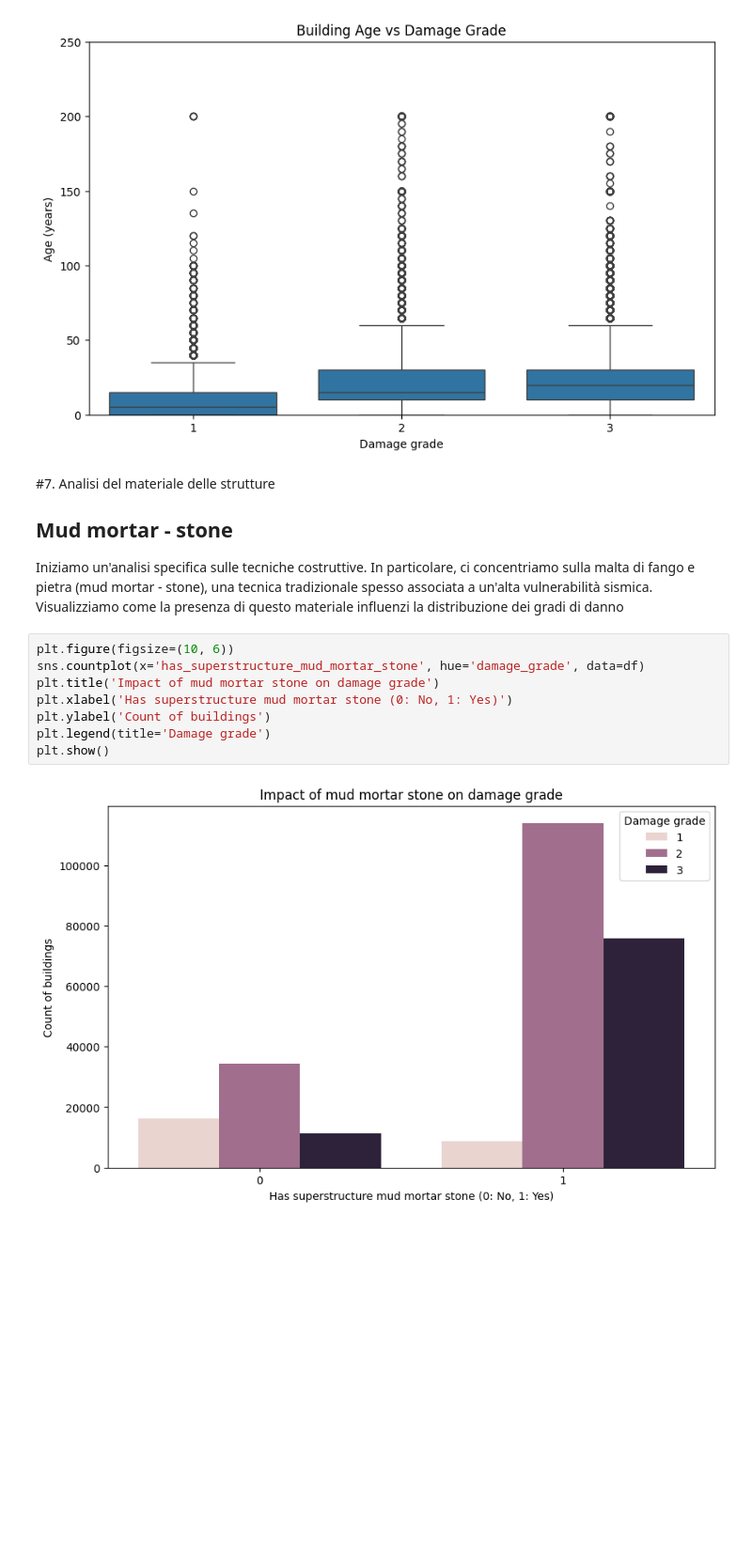
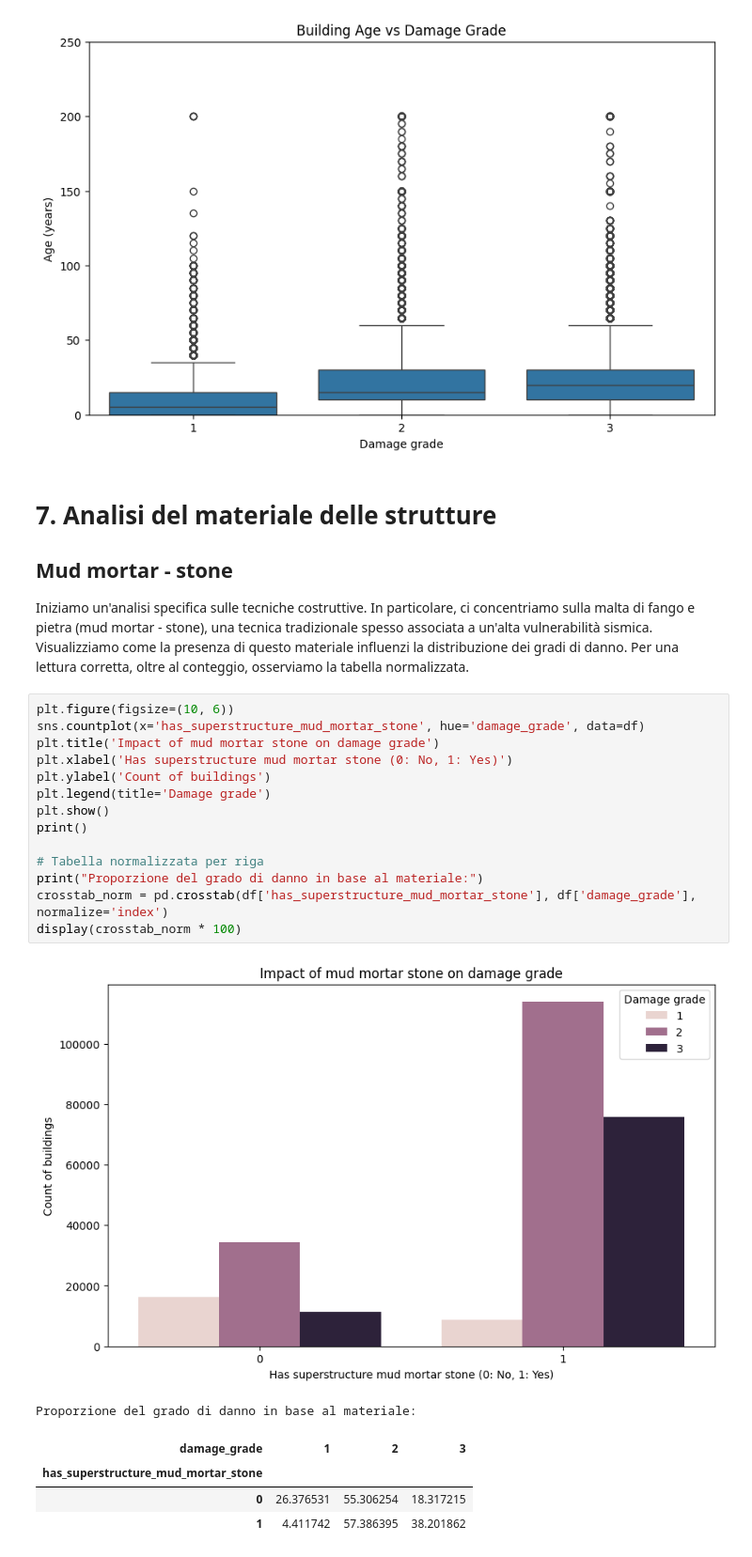
Before and after one commit to gianluca-addorisio/progetto_gruppo6, a Jupyter notebook: notebooks/01_analisi_dati.ipynb, the cells around one changed output. Shown at 94% size. Cells and saved outputs as stored; diff of their text form; blank space fills up the shorter version.

```diff
--- a/notebooks/01_analisi_dati.ipynb
+++ b/notebooks/01_analisi_dati.ipynb
@@ -144,16 +198,28 @@ plt.show()
 # %% [output]
 [figure]
 # %% [markdown]
-#7. Analisi del materiale delle strutture
+# 7. Analisi del materiale delle strutture
 ## Mud mortar - stone
-Iniziamo un'analisi specifica sulle tecniche costruttive. In particolare, ci concentriamo sulla malta di fango e pietra (mud mortar - stone), una tecnica tradizionale spesso associata a un'alta vulnerabilità sismica. Visualizziamo come la presenza di questo materiale influenzi la distribuzione dei gradi di danno
+Iniziamo un'analisi specifica sulle tecniche costruttive. In particolare, ci concentriamo sulla malta di fango e pietra (mud mortar - stone), una tecnica tradizionale spesso associata a un'alta vulnerabilità sismica. Visualizziamo come la presenza di questo materiale influenzi la distribuzione dei gradi di danno.
+Per una lettura corretta, oltre al conteggio, osserviamo la tabella normalizzata.
 # %%
 plt.figure(figsize=(10, 6))
 sns.countplot(x='has_superstructure_mud_mortar_stone', hue='damage_grade', data=df)
 plt.title('Impact of mud mortar stone on damage grade')
 plt.xlabel('Has superstructure mud mortar stone (0: No, 1: Yes)')
 plt.ylabel('Count of buildings')
 plt.legend(title='Damage grade')
 plt.show()
+print()
+
+# Tabella normalizzata per riga
+print("Proporzione del grado di danno in base al materiale:")
+crosstab_norm = pd.crosstab(df['has_superstructure_mud_mortar_stone'], df['damage_grade'], normalize='index')
+display(crosstab_norm * 100)
 # %% [output]
 [figure]
+Proporzione del grado di danno in base al materiale:
+| damage_grade | 1 | 2 | 3 |
+| has_superstructure_mud_mortar_stone |  |  |  |
+| 0 | 26.376531 | 55.306254 | 18.317215 |
+| 1 | 4.411742 | 57.386395 | 38.201862 |
```
Also changed, not shown: parts of 13 cells of this notebook.
